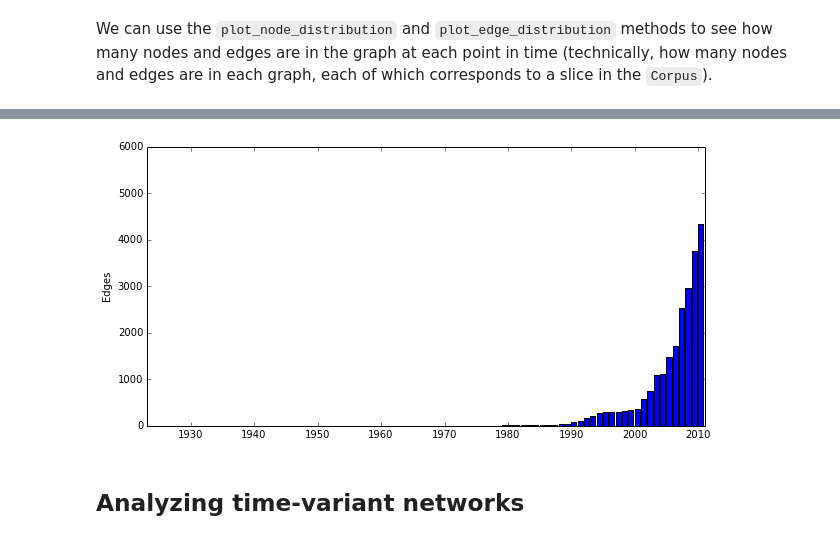
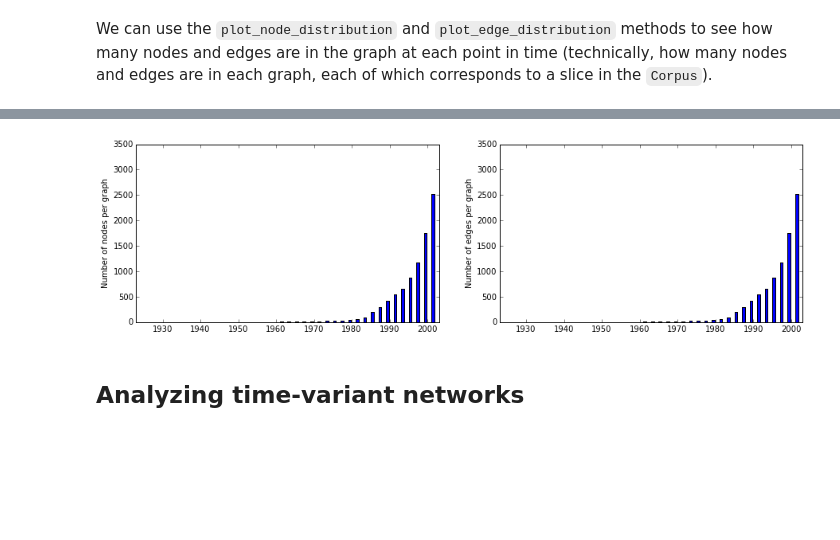
Before and after one commit to diging/tethne-notebooks, a Jupyter notebook: 4. Time-variant networks.ipynb, the cells around one changed output, grey strips where cells are left out. Drawn from its saved outputs; the diff is of its cells as text; code cells hidden in the pictures; blank space fills up the shorter version.

Commit message:
updated notebooks 1 and 2 for THATCamp

```diff
--- a/4. Time-variant networks.ipynb
+++ b/4. Time-variant networks.ipynb
@@ -17,7 +27,7 @@ We'll use the same WoS dataset that we've used in previous workbooks. Load it up
 # %%
-from tethne.readers import wos
-datadirpath = '/Users/erickpeirson/tethne-notebooks/data/wos'
-MyCorpus = wos.corpus_from_dir(datadirpath)
+from tethne.readers.wos import read
+datadirpath = '/Users/erickpeirson/Projects/tethne-notebooks/data/wos'
+MyCorpus = read(datadirpath)
 # %% [markdown]
 ## Slicing our ``Corpus``
 # %% [markdown]
@@ -39,2 +53,2 @@ authors.coauthors()
 # %%
-MyGraphCollection = GraphCollection().build(MyCorpus, 'date', 'authors', 'coauthors')
+MyGraphCollection = GraphCollection(MyCorpus, coauthors, slice_kwargs={'window_size': 10, 'step_size': 2})
@@ -49,7 +63,20 @@ fig = MyGraphCollection.plot_node_distribution()
-# %%
-fig = MyGraphCollection.plot_edge_distribution()
-# %% [output]
-[figure, removed]
+# %%
+node_distribution = MyGraphCollection.node_distribution()
+edge_distribution = MyGraphCollection.edge_distribution()
+
+plt.figure(figsize=(15, 4))
+plt.subplot(121)
+plt.bar(node_distribution.keys(), node_distribution.values())
+plt.xlim(min(node_distribution.keys()), max(node_distribution.keys()))
+plt.ylabel('Number of nodes per graph')
+
+plt.subplot(122)
+plt.bar(edge_distribution.keys(), edge_distribution.values())
+plt.xlim(min(edge_distribution.keys()), max(edge_distribution.keys()))
+plt.ylabel('Number of edges per graph')
+plt.show()
+# %% [output]
+[figure, added]
 # %% [markdown]
 ## Analyzing time-variant networks
 # %% [markdown]
```
Also changed, not shown: parts of 31 cells of this notebook, 28 other files.
